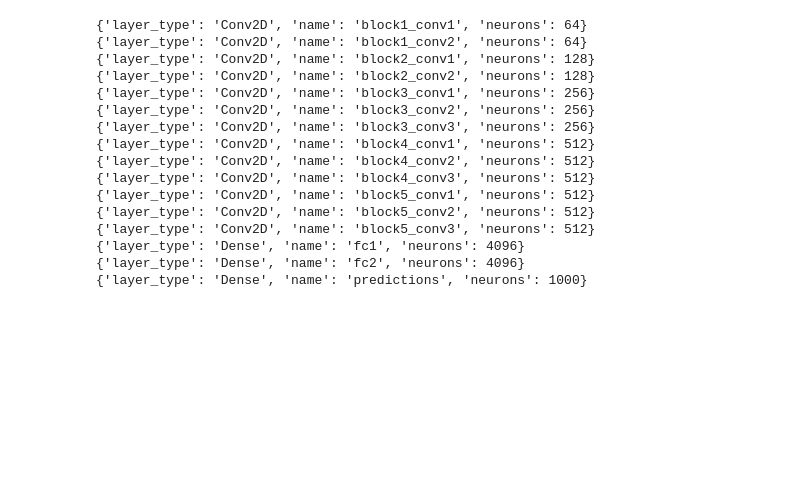
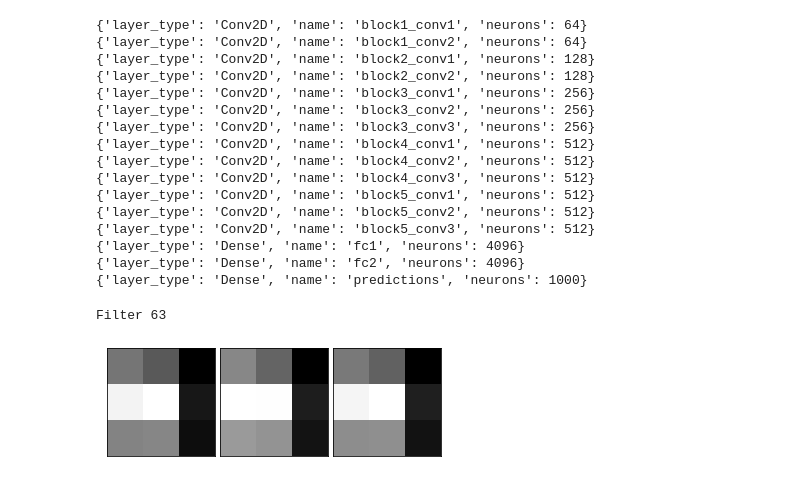
Before and after one commit to QuentinVincenot/feature-visualization, a Jupyter notebook: Feature_Visualization.ipynb, the cells around one changed output. Drawn from its saved outputs; the diff is of its cells as text; code cells hidden in the pictures; blank space fills up the shorter version.

Commit message:
Implementation of convolutional filters visualization

```diff
--- a/Feature_Visualization.ipynb
+++ b/Feature_Visualization.ipynb
@@ -41,3 +41,9 @@ feature_visualizer.list_layers()
 {'layer_type': 'Dense', 'name': 'fc1', 'neurons': 4096}
 {'layer_type': 'Dense', 'name': 'fc2', 'neurons': 4096}
 {'layer_type': 'Dense', 'name': 'predictions', 'neurons': 1000}
+# %%
+# Visualize the last convolution filter of the layer 'block1_conv1' of the model
+feature_visualizer.visualize_filter('block1_conv1', 63)
+# %% [output]
+Filter 63
+[figure, added]
```
Also changed, not shown: parts of 3 cells of this notebook, 1 other file.
